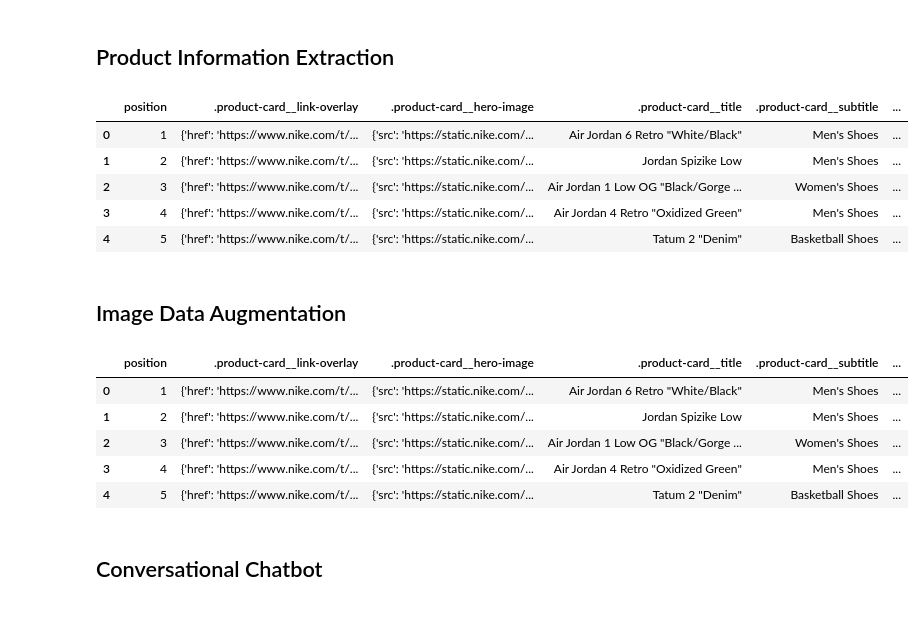
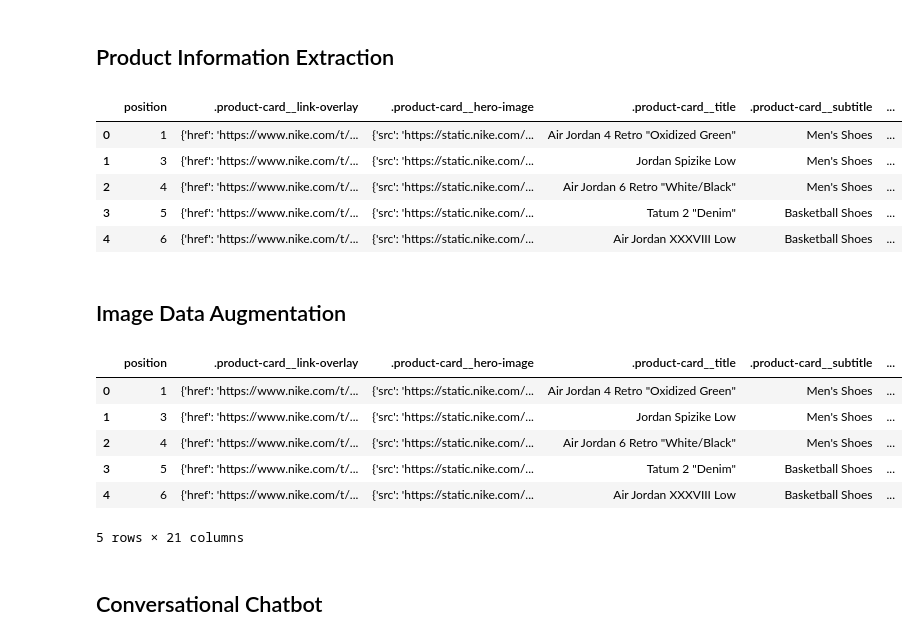
Before and after one commit to mjschock/spatial-labs-ai-engineer-take-home-assessment, a Jupyter notebook: notebooks/agent.ipynb, the cells around one changed output. Saved outputs shown, nothing was run; the diff lists cells and outputs as text; code cells hidden in the pictures.

Commit message:
freshen data; pull in min/max prices for filtering

```diff
--- a/notebooks/agent.ipynb
+++ b/notebooks/agent.ipynb
@@ -71,52 +71,73 @@ if not os.path.exists("../data/products.csv"):
                     'src': image_url
                 },
                 '.product-card__title': title,
                 '.product-card__subtitle': subtitle,
                 '.product-card__product-count': count,
                 '.product-card__price': price,
             }
 
             browser.get(link)
             link_soup: BeautifulSoup = BeautifulSoup(browser.page_source, 'html.parser')
 
             json_ld_scripts: List[Tag] = link_soup.find_all('script', {'type':'application/ld+json'})
-            assert len(json_ld_scripts) == 1, f"Expected 1 script tag, but found {len(json_ld_scripts)}"
-            json_ld_script: Tag = json_ld_scripts[0]
-            json_ld_script_text: str = json_ld_script.get_text(strip=True)
-            json_ld_data: Dict = json.loads(json_ld_script_text)
 
-            product["json_ld_json"] = json_ld_data
+            if len(json_ld_scripts) == 1:
+                json_ld_script: Tag = json_ld_scripts[0]
+                json_ld_script_text: str = json_ld_script.get_text(strip=True)
+                json_ld_data: Dict = json.loads(json_ld_script_text)
 
-            product["name"] = product[".product-card__title"]
-            product["description"] = json_ld_data["description"]
-            product["price"] = product[".product-card__price"] # TODO: Extract price from json_ld_data
-            product["image_url"] = product[".product-card__hero-image"]["src"]
+                product["json_ld_script_text"] = json_ld_script_text
 
-            try:
-                product["rating"] = json_ld_data["aggregateRating"]["ratingValue"]
+                product["name"] = product[".product-card__title"]
+                product["description"] = json_ld_data["description"]
 
-            except KeyError:
-                product["rating"] = "N/A"
+                product["price"] = product[".product-card__price"]
 
-            products.append(product)
+                # TODO: Extract price from json_ld_data, e.g.:
+                # 'offers': {'@type': 'Offer', 'priceCurrency': 'USD', 'price': '200'
+                # 'offers': {'@type': 'AggregateOffer', 'lowPrice': '107.97', 'highPrice': '165',
+
+                if "offers" in json_ld_data:
+                    if "price" in json_ld_data["offers"]:
+                        price = json_ld_data["offers"]["price"]
+                        product[f"price_{json_ld_data['offers']['priceCurrency']}_low"] = price
+                        product[f"price_{json_ld_data['offers']['priceCurrency']}_high"] = price
+
+                    elif "lowPrice" in json_ld_data["offers"] and "highPrice" in json_ld_data["offers"]:
+                        product[f"price_{json_ld_data['offers']['priceCurrency']}_low"] = json_ld_data["offers"]["lowPrice"]
+                        product[f"price_{json_ld_data['offers']['priceCurrency']}_high"] = json_ld_data["offers"]["highPrice"]
+
+                product["image_url"] = product[".product-card__hero-image"]["src"]
+
+                try:
+                    product["rating"] = json_ld_data["aggregateRating"]["ratingValue"]
+
+                except KeyError:
+                    product["rating"] = "N/A"
+
+                products.append(product)
+
+            else:
+                print(f"Skipping product at position {product_position} because there are {len(json_ld_scripts)} json-ld scripts")
+
             browser.back()
             product_position += 1
 
         except NoSuchElementException:
             break
 
     products_df = pd.DataFrame(products)
     products_df.to_csv("../data/products.csv", index=False)
 
 products_df = pd.read_csv("../data/products.csv")
 products_df.head()
 # %% [output]
 |  | position | .product-card__link-overlay | .product-card__hero-image | .product-card__title | .product-card__subtitle | ... |
-| 0 | 1 | {'href': 'https://www.nike.com/t/... | {'src': 'https://static.nike.com/... | Air Jordan 6 Retro "White/Black" | Men's Shoes | ... |
-| 1 | 2 | {'href': 'https://www.nike.com/t/... | {'src': 'https://static.nike.com/... | Jordan Spizike Low | Men's Shoes | ... |
-| 2 | 3 | {'href': 'https://www.nike.com/t/... | {'src': 'https://static.nike.com/... | Air Jordan 1 Low OG "Black/Gorge ... | Women's Shoes | ... |
-| 3 | 4 | {'href': 'https://www.nike.com/t/... | {'src': 'https://static.nike.com/... | Air Jordan 4 Retro "Oxidized Green" | Men's Shoes | ... |
-| 4 | 5 | {'href': 'https://www.nike.com/t/... | {'src': 'https://static.nike.com/... | Tatum 2 "Denim" | Basketball Shoes | ... |
+| 0 | 1 | {'href': 'https://www.nike.com/t/... | {'src': 'https://static.nike.com/... | Air Jordan 4 Retro "Oxidized Green" | Men's Shoes | ... |
+| 1 | 3 | {'href': 'https://www.nike.com/t/... | {'src': 'https://static.nike.com/... | Jordan Spizike Low | Men's Shoes | ... |
+| 2 | 4 | {'href': 'https://www.nike.com/t/... | {'src': 'https://static.nike.com/... | Air Jordan 6 Retro "White/Black" | Men's Shoes | ... |
+| 3 | 5 | {'href': 'https://www.nike.com/t/... | {'src': 'https://static.nike.com/... | Tatum 2 "Denim" | Basketball Shoes | ... |
+| 4 | 6 | {'href': 'https://www.nike.com/t/... | {'src': 'https://static.nike.com/... | Air Jordan XXXVIII Low | Basketball Shoes | ... |
 # %% [markdown]
 ## Image Data Augmentation
 # %%
@@ -144,17 +165,18 @@ if not os.path.exists("../data/augmented_products.csv"):
     augmented_products_df["item_type"] = [feature[0].item_type for feature in extracted_features]
     augmented_products_df["materials"] = [feature[0].materials for feature in extracted_features]
     augmented_products_df["style"] = [feature[0].style for feature in extracted_features]
-    augmented_products_df.to_csv('augmented_products.csv', index=False)
+    augmented_products_df.to_csv("../data/augmented_products.csv", index=False)
 
 products_df = pd.read_csv('../data/augmented_products.csv')
 products_df.head()
 # %% [output]
 |  | position | .product-card__link-overlay | .product-card__hero-image | .product-card__title | .product-card__subtitle | ... |
-| 0 | 1 | {'href': 'https://www.nike.com/t/... | {'src': 'https://static.nike.com/... | Air Jordan 6 Retro "White/Black" | Men's Shoes | ... |
-| 1 | 2 | {'href': 'https://www.nike.com/t/... | {'src': 'https://static.nike.com/... | Jordan Spizike Low | Men's Shoes | ... |
-| 2 | 3 | {'href': 'https://www.nike.com/t/... | {'src': 'https://static.nike.com/... | Air Jordan 1 Low OG "Black/Gorge ... | Women's Shoes | ... |
-| 3 | 4 | {'href': 'https://www.nike.com/t/... | {'src': 'https://static.nike.com/... | Air Jordan 4 Retro "Oxidized Green" | Men's Shoes | ... |
-| 4 | 5 | {'href': 'https://www.nike.com/t/... | {'src': 'https://static.nike.com/... | Tatum 2 "Denim" | Basketball Shoes | ... |
+| 0 | 1 | {'href': 'https://www.nike.com/t/... | {'src': 'https://static.nike.com/... | Air Jordan 4 Retro "Oxidized Green" | Men's Shoes | ... |
+| 1 | 3 | {'href': 'https://www.nike.com/t/... | {'src': 'https://static.nike.com/... | Jordan Spizike Low | Men's Shoes | ... |
+| 2 | 4 | {'href': 'https://www.nike.com/t/... | {'src': 'https://static.nike.com/... | Air Jordan 6 Retro "White/Black" | Men's Shoes | ... |
+| 3 | 5 | {'href': 'https://www.nike.com/t/... | {'src': 'https://static.nike.com/... | Tatum 2 "Denim" | Basketball Shoes | ... |
+| 4 | 6 | {'href': 'https://www.nike.com/t/... | {'src': 'https://static.nike.com/... | Air Jordan XXXVIII Low | Basketball Shoes | ... |
+5 rows × 21 columns
 # %% [markdown]
 ## Conversational Chatbot
 # %%
```
Also changed, not shown: parts of 10 cells of this notebook, 3 other files.
